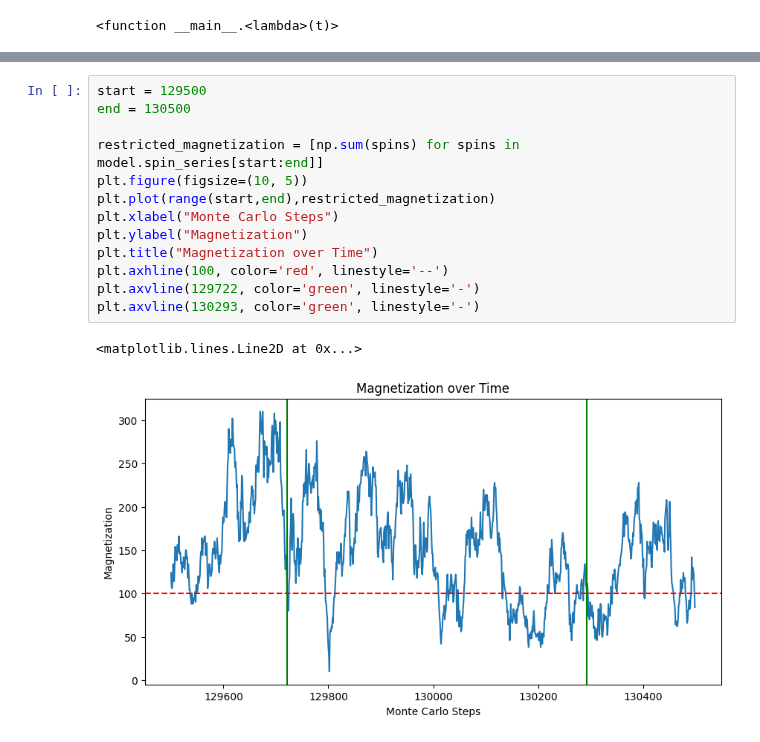
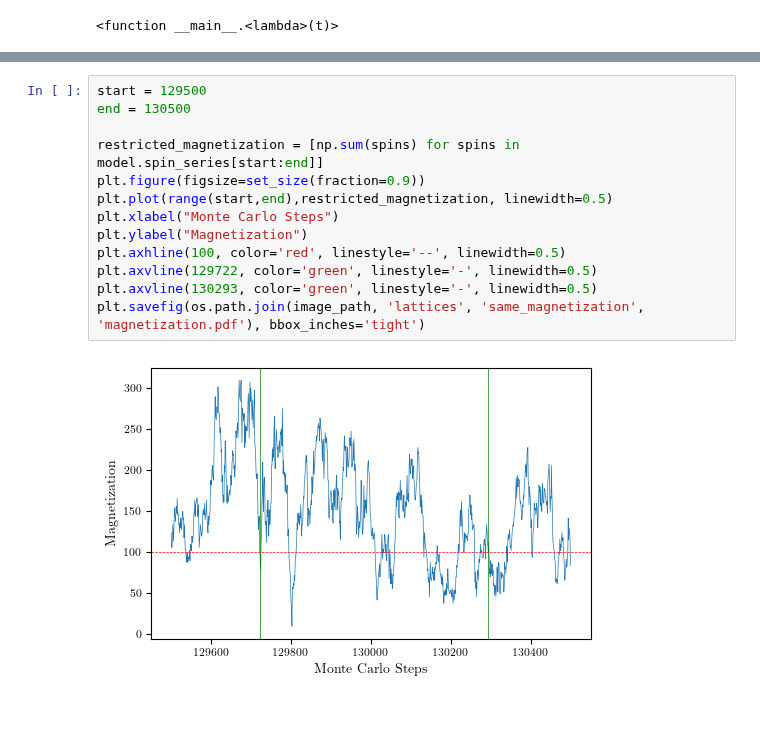
Before and after one commit to eghirardo/ising-markets, a Jupyter notebook: Code/Bornholdt.ipynb, the cells around one changed output, grey strips where cells are left out. Saved outputs shown, nothing was run; the diff lists cells and outputs as text; blank space fills up the shorter version.

Commit message:
fixed chapter 3.2 plots

```diff
--- a/Code/Bornholdt.ipynb
+++ b/Code/Bornholdt.ipynb
@@ -255,16 +285,15 @@ model.plot_lattice(t=43850)
 # %%
 start = 129500
 end = 130500
 
 restricted_magnetization = [np.sum(spins) for spins in model.spin_series[start:end]]
-plt.figure(figsize=(10, 5))
-plt.plot(range(start,end),restricted_magnetization)
+plt.figure(figsize=set_size(fraction=0.9))
+plt.plot(range(start,end),restricted_magnetization, linewidth=0.5)
 plt.xlabel("Monte Carlo Steps")
 plt.ylabel("Magnetization")
-plt.title("Magnetization over Time")
-plt.axhline(100, color='red', linestyle='--')
-plt.axvline(129722, color='green', linestyle='-')
-plt.axvline(130293, color='green', linestyle='-')
+plt.axhline(100, color='red', linestyle='--', linewidth=0.5)
+plt.axvline(129722, color='green', linestyle='-', linewidth=0.5)
+plt.axvline(130293, color='green', linestyle='-', linewidth=0.5)
+plt.savefig(os.path.join(image_path, 'lattices', 'same_magnetization', 'magnetization.pdf'), bbox_inches='tight')
 # %% [output]
-<matplotlib.lines.Line2D at 0x...>
-[figure, old version]
+[figure, new version]
```
Also changed, not shown: parts of 8 cells of this notebook, 25 other files.
